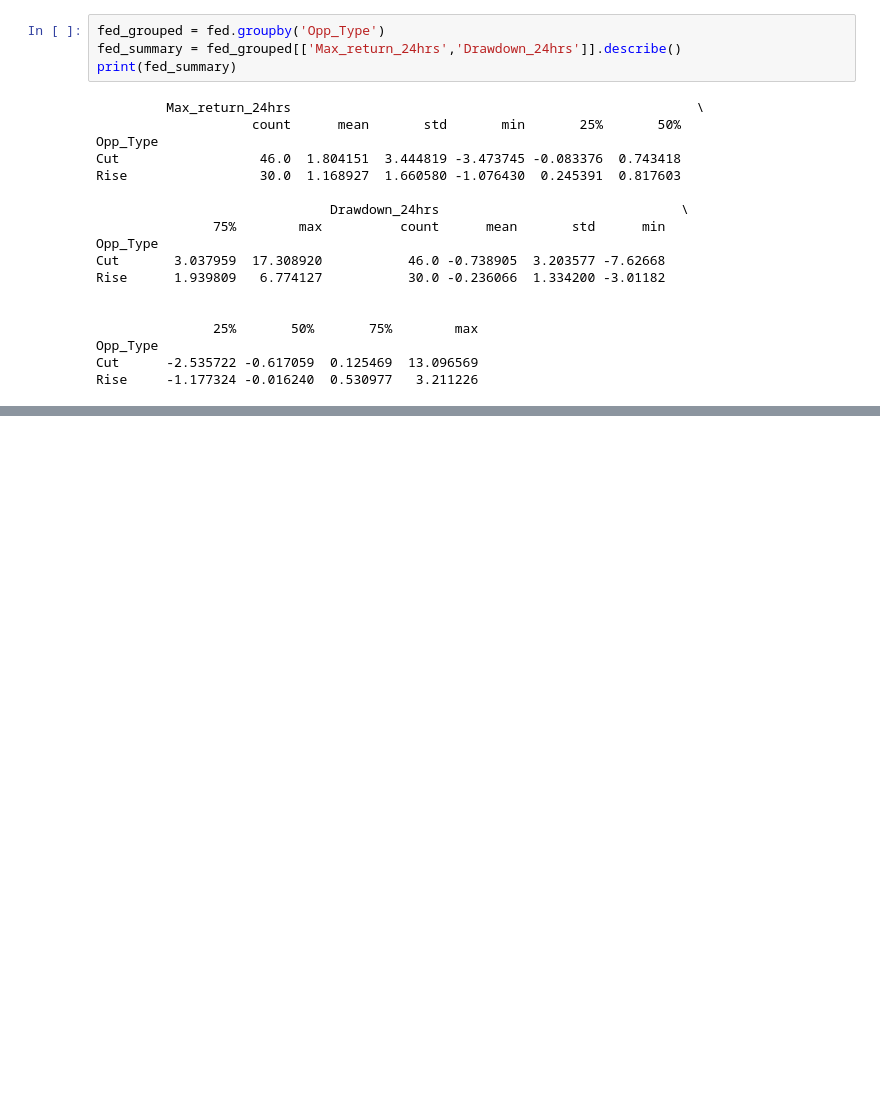
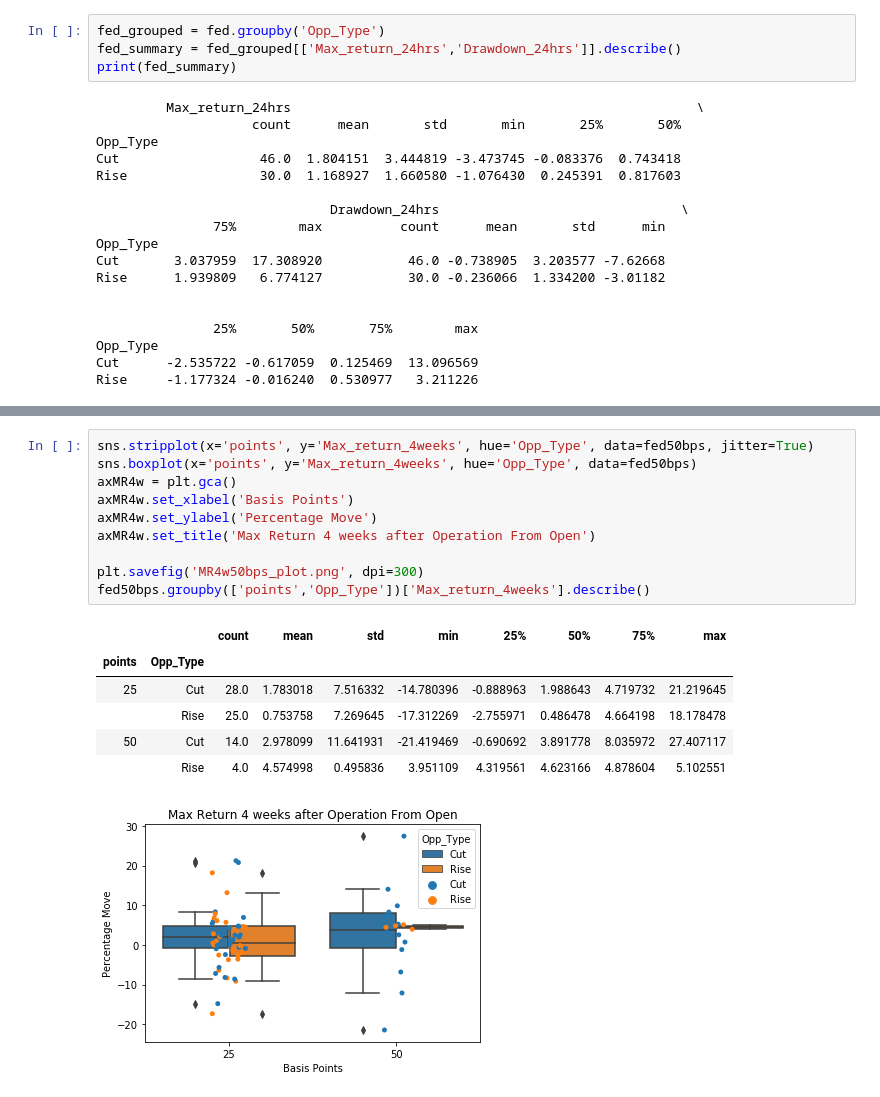
Before and after one commit to ddjTT/Fed_project, a Jupyter notebook: Fed_Project.ipynb, the cells around one changed output, grey strips where cells are left out. Drawn from its saved outputs; the diff is of its cells as text; blank space fills up the shorter version.

```diff
--- a/Fed_Project.ipynb
+++ b/Fed_Project.ipynb
@@ -438,3 +368,21 @@ fed.groupby(['points','Opp_Type'])['Max_return_4weeks'].describe()
+# %%
+sns.stripplot(x='points', y='Max_return_4weeks', hue='Opp_Type', data=fed50bps, jitter=True)
+sns.boxplot(x='points', y='Max_return_4weeks', hue='Opp_Type', data=fed50bps)
+axMR4w = plt.gca()
+axMR4w.set_xlabel('Basis Points')
+axMR4w.set_ylabel('Percentage Move')
+axMR4w.set_title('Max Return 4 weeks after Operation From Open')
+
+plt.savefig('MR4w50bps_plot.png', dpi=300)
+fed50bps.groupby(['points','Opp_Type'])['Max_return_4weeks'].describe()
+# %% [output]
+|  |  | count | mean | std | min | 25% | 50% | 75% | max |
+| points | Opp_Type |  |  |  |  |  |  |  |  |
+| 25 | Cut | 28.0 | 1.783018 | 7.516332 | -14.780396 | -0.888963 | 1.988643 | 4.719732 | 21.219645 |
+|  | Rise | 25.0 | 0.753758 | 7.269645 | -17.312269 | -2.755971 | 0.486478 | 4.664198 | 18.178478 |
+| 50 | Cut | 14.0 | 2.978099 | 11.641931 | -21.419469 | -0.690692 | 3.891778 | 8.035972 | 27.407117 |
+|  | Rise | 4.0 | 4.574998 | 0.495836 | 3.951109 | 4.319561 | 4.623166 | 4.878604 | 5.102551 |
+[figure, added]
 # %%
 sns.stripplot(x='points', y='Max_return_28weeks', hue='Opp_Type', data=fed, jitter=True)
 sns.boxplot(x='points', y='Max_return_28weeks', hue='Opp_Type', data=fed)
```
Also changed, not shown: parts of 24 cells of this notebook, 12 other files.
